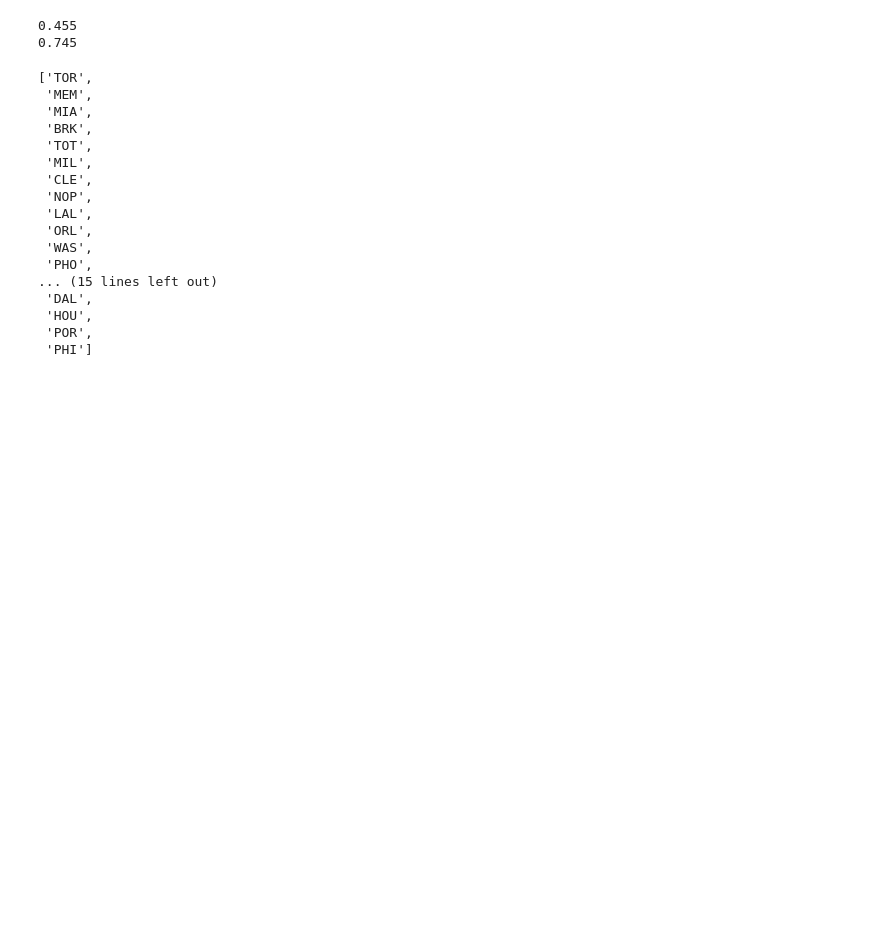
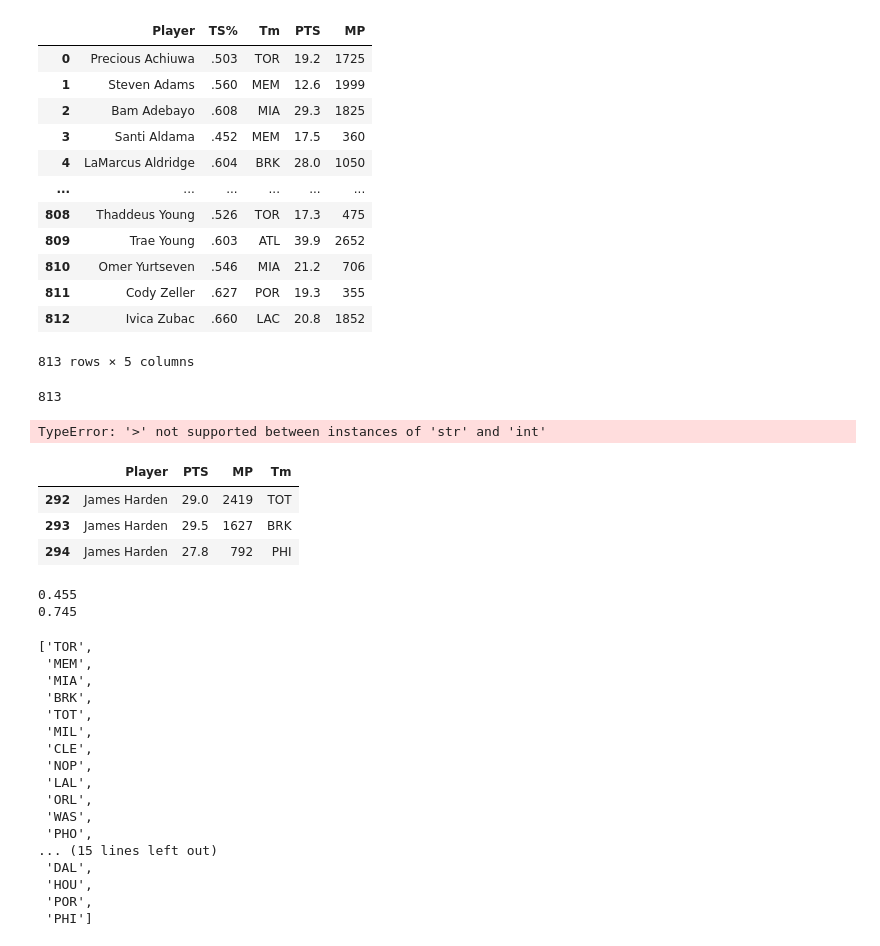
Before and after one commit to gabriel1200/public_data, a Jupyter notebook: true_shooting.ipynb, the cells around one changed output. Drawn from its saved outputs; the diff is of its cells as text; code cells hidden in the pictures; blank space fills up the shorter version.

```diff
--- a/true_shooting.ipynb
+++ b/true_shooting.ipynb
@@ -35,3 +75,43 @@ def main(my_dict):
+# %%
+df = df[['Player','PTS','MP','Tm']]
+df_2 = df_2[['Player','TS%','Tm']]
+
+df = df.drop_duplicates()
+df_2 = df_2.drop_duplicates()
+
+df_3 = df_2.merge(df, on = ['Player','Tm'],how = 'left')
+df_3
+# %% [output]
+|  | Player | TS% | Tm | PTS | MP |
+| 0 | Precious Achiuwa | .503 | TOR | 19.2 | 1725 |
+| 1 | Steven Adams | .560 | MEM | 12.6 | 1999 |
+| 2 | Bam Adebayo | .608 | MIA | 29.3 | 1825 |
+| 3 | Santi Aldama | .452 | MEM | 17.5 | 360 |
+| 4 | LaMarcus Aldridge | .604 | BRK | 28.0 | 1050 |
+| ... | ... | ... | ... | ... | ... |
+| 808 | Thaddeus Young | .526 | TOR | 17.3 | 475 |
+| 809 | Trae Young | .603 | ATL | 39.9 | 2652 |
+| 810 | Omer Yurtseven | .546 | MIA | 21.2 | 706 |
+| 811 | Cody Zeller | .627 | POR | 19.3 | 355 |
+| 812 | Ivica Zubac | .660 | LAC | 20.8 | 1852 |
+813 rows × 5 columns
+# %%
+final_df = df_3
+
+len(final_df)
+# %% [output]
+813
+# %%
+ final_df = final_df[final_df['MP'] >700]
+# %% [output]
+TypeError: '>' not supported between instances of 'str' and 'int'
+# %%
+df[df['Player'] == 'James Harden']
+# %% [output]
+|  | Player | PTS | MP | Tm |
+| 292 | James Harden | 29.0 | 2419 | TOT |
+| 293 | James Harden | 29.5 | 1627 | BRK |
+| 294 | James Harden | 27.8 | 792 | PHI |
 # %%
 my_dict = {"__ow_headers":{"accept":"application/json","accept-encoding":"gzip, deflate","content-type":"application/json","cookie":"dtCookie=v_4_srv_1_sn_9F28C6E505BB8BBFF658B23EF28F0194_perc_100000_ol_0_mul_1_app-3Aea7c4b59f27d43eb_1_rcs-3Acss_0","host":"us-south.functions.appdomain.cloud","user-agent":"Watson Assistant Service","x-forwarded-for":"172.69.70.135","x-forwarded-host":"us-south.functions.appdomain.cloud","x-forwarded-port":"443","x-forwarded-proto":"https","x-forwarded-scheme":"https","x-global-transaction-id":"43795378-c04a-451d-9b8b-f467983d966f","x-real-ip":"172.69.70.135","x-request-id":"aea2bba860e6b6a170b222b7dc91be49","x-scheme":"https","x-watson-conversation-id":"ef93964e-67d3-4ba4-a026-aeef2495b580","x-watson-origin":"Watson Assistant Service","x-watson-session-id":"ef93964e-67d3-4ba4-a026-aeef2495b580","x-watson-skill-id":"cf9780c5-7ab6-47a0-af37-9770f16022c8","x-watson-userinfo":"watson_service=Watson Assistant Service; workspace_id=cf9780c5-7ab6-47a0-af37-9770f16022c8; transaction_id=43795378-c04a-451d-9b8b-f467983d966f","x-watson-webhook-source-workspace":"cf9780c5-7ab6-47a0-af37-9770f16022c8"},"__ow_method":"post","__ow_path":"","team":"GSW"}
 # %%
```
Also changed, not shown: parts of 5 cells of this notebook.
